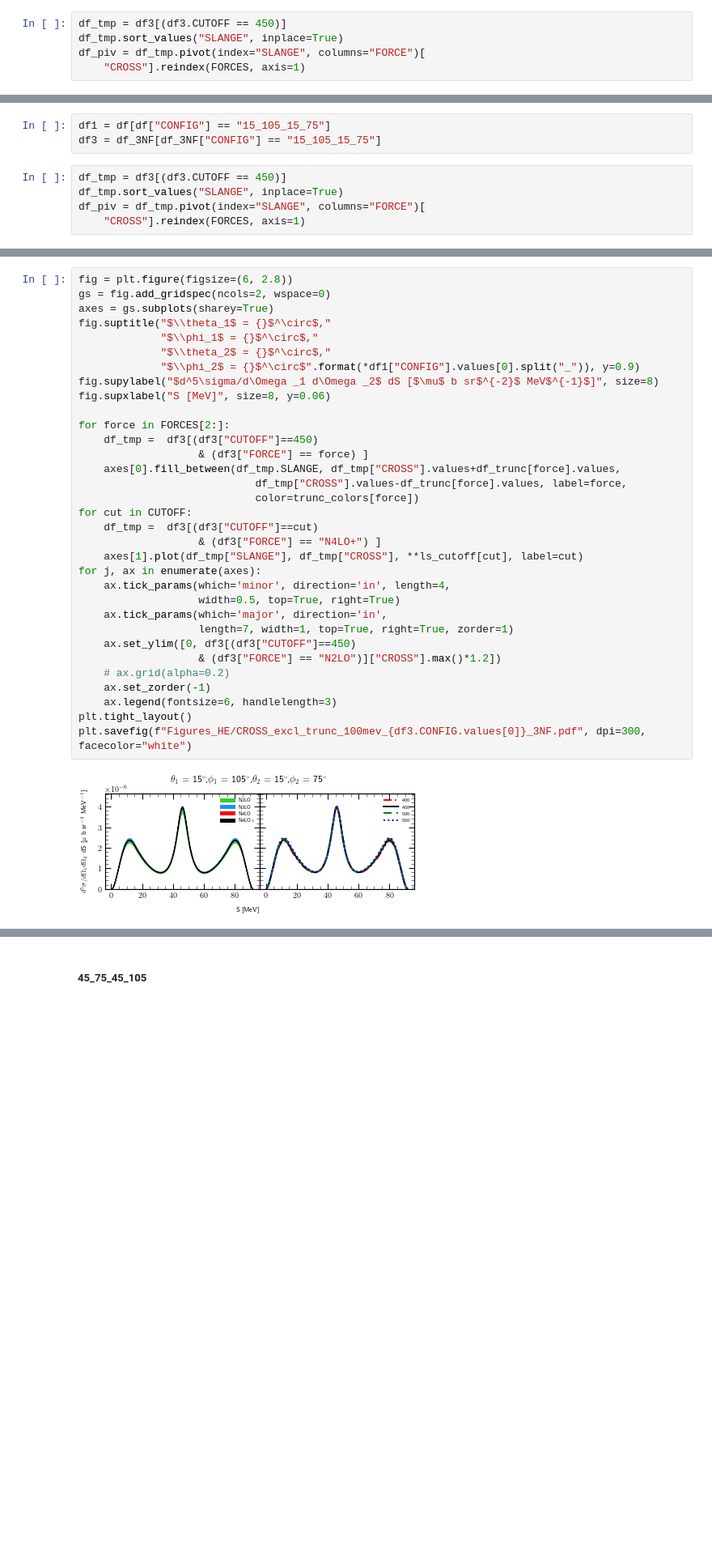
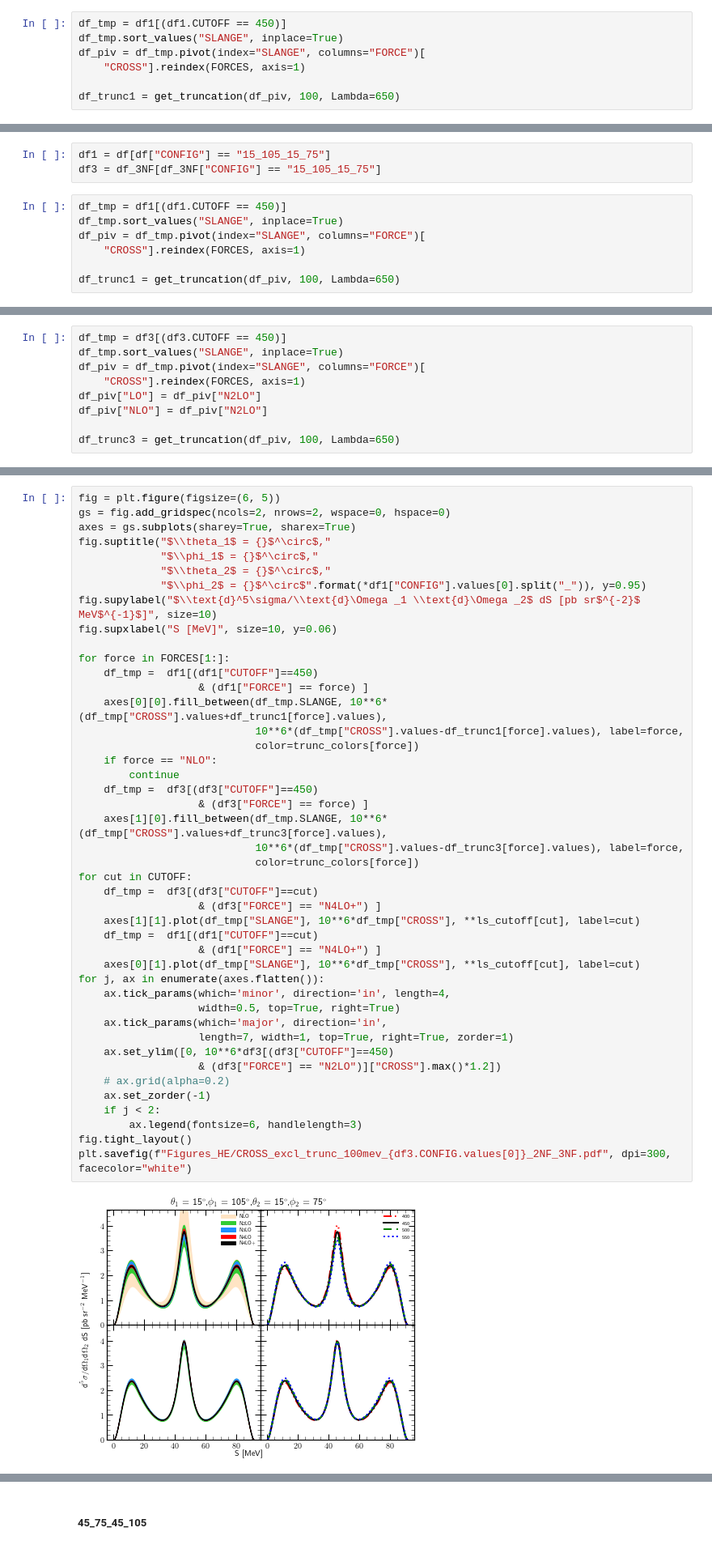
Before and after one commit to VitaliiUr/thesis, a Jupyter notebook: PlotData/figures_He_configuration.ipynb, the cells around one changed output, grey strips where cells are left out. Shown at 81% size. Drawn from its saved outputs; the diff is of its cells as text; blank space fills up the shorter version.

```diff
--- a/PlotData/figures_He_configuration.ipynb
+++ b/PlotData/figures_He_configuration.ipynb
@@ -77,10 +77,12 @@ configs[0]
 df1 = df[df["CONFIG"] == "75_75_75_105"]
 df3 = df_3NF[df_3NF["CONFIG"] == "75_75_75_105"]
 # %%
-df_tmp = df3[(df3.CUTOFF == 450)]
+df_tmp = df1[(df1.CUTOFF == 450)]
 df_tmp.sort_values("SLANGE", inplace=True)
 df_piv = df_tmp.pivot(index="SLANGE", columns="FORCE")[
     "CROSS"].reindex(FORCES, axis=1)
+
+df_trunc1 = get_truncation(df_piv, 100, Lambda=650)
 # %% [output]
 A value is trying to be set on a copy of a slice from a DataFrame
 
@@ -229,10 +199,12 @@ reldif2.loc[35.001]
 df1 = df[df["CONFIG"] == "15_105_15_75"]
 df3 = df_3NF[df_3NF["CONFIG"] == "15_105_15_75"]
 # %%
-df_tmp = df3[(df3.CUTOFF == 450)]
+df_tmp = df1[(df1.CUTOFF == 450)]
 df_tmp.sort_values("SLANGE", inplace=True)
 df_piv = df_tmp.pivot(index="SLANGE", columns="FORCE")[
     "CROSS"].reindex(FORCES, axis=1)
+
+df_trunc1 = get_truncation(df_piv, 100, Lambda=650)
 # %% [output]
 A value is trying to be set on a copy of a slice from a DataFrame
 
@@ -245,0 +213,9 @@ df_trunc = get_truncation(df_piv, 100, Lambda=650)
+# %%
+df_tmp = df3[(df3.CUTOFF == 450)]
+df_tmp.sort_values("SLANGE", inplace=True)
+df_piv = df_tmp.pivot(index="SLANGE", columns="FORCE")[
+    "CROSS"].reindex(FORCES, axis=1)
+df_piv["LO"] = df_piv["N2LO"]
+df_piv["NLO"] = df_piv["N2LO"]
+
+df_trunc3 = get_truncation(df_piv, 100, Lambda=650)
@@ -246,35 +227,46 @@ df_trunc = get_truncation(df_piv, 100, Lambda=650)
 # %%
-fig = plt.figure(figsize=(6, 2.8))
-gs = fig.add_gridspec(ncols=2, wspace=0)
-axes = gs.subplots(sharey=True)
+fig = plt.figure(figsize=(6, 5))
+gs = fig.add_gridspec(ncols=2, nrows=2, wspace=0, hspace=0)
+axes = gs.subplots(sharey=True, sharex=True)
 fig.suptitle("$\\theta_1$ = {}$^\circ$,"
              "$\\phi_1$ = {}$^\circ$,"
              "$\\theta_2$ = {}$^\circ$,"
-             "$\\phi_2$ = {}$^\circ$".format(*df1["CONFIG"].values[0].split("_")), y=0.9)
-fig.supylabel("$d^5\sigma/d\Omega _1 d\Omega _2$ dS [$\mu$ b sr$^{-2}$ MeV$^{-1}$]", size=8)
-fig.supxlabel("S [MeV]", size=8, y=0.06)
+             "$\\phi_2$ = {}$^\circ$".format(*df1["CONFIG"].values[0].split("_")), y=0.95)
+fig.supylabel("$\\text{d}^5\sigma/\\text{d}\Omega _1 \\text{d}\Omega _2$ dS [pb sr$^{-2}$ MeV$^{-1}$]", size=10)
+fig.supxlabel("S [MeV]", size=10, y=0.06)
 
-for force in FORCES[2:]:
+for force in FORCES[1:]:
+    df_tmp =  df1[(df1["CUTOFF"]==450)
+                   & (df1["FORCE"] == force) ]
+    axes[0][0].fill_between(df_tmp.SLANGE, 10**6*(df_tmp["CROSS"].values+df_trunc1[force].values),
+                            10**6*(df_tmp["CROSS"].values-df_trunc1[force].values), label=force,
+                            color=trunc_colors[force])
+    if force == "NLO":
+        continue
     df_tmp =  df3[(df3["CUTOFF"]==450)
                    & (df3["FORCE"] == force) ]
-    axes[0].fill_between(df_tmp.SLANGE, df_tmp["CROSS"].values+df_trunc[force].values,
-                            df_tmp["CROSS"].values-df_trunc[force].values, label=force,
+    axes[1][0].fill_between(df_tmp.SLANGE, 10**6*(df_tmp["CROSS"].values+df_trunc3[force].values),
+                            10**6*(df_tmp["CROSS"].values-df_trunc3[force].values), label=force,
                             color=trunc_colors[force])
 for cut in CUTOFF:
     df_tmp =  df3[(df3["CUTOFF"]==cut)
                    & (df3["FORCE"] == "N4LO+") ]
-    axes[1].plot(df_tmp["SLANGE"], df_tmp["CROSS"], **ls_cutoff[cut], label=cut)
-for j, ax in enumerate(axes):
+    axes[1][1].plot(df_tmp["SLANGE"], 10**6*df_tmp["CROSS"], **ls_cutoff[cut], label=cut)
+    df_tmp =  df1[(df1["CUTOFF"]==cut)
+                   & (df1["FORCE"] == "N4LO+") ]
+    axes[0][1].plot(df_tmp["SLANGE"], 10**6*df_tmp["CROSS"], **ls_cutoff[cut], label=cut)
+for j, ax in enumerate(axes.flatten()):
     ax.tick_params(which='minor', direction='in', length=4,
                    width=0.5, top=True, right=True)
     ax.tick_params(which='major', direction='in',
                    length=7, width=1, top=True, right=True, zorder=1)
-    ax.set_ylim([0, df3[(df3["CUTOFF"]==450)
+    ax.set_ylim([0, 10**6*df3[(df3["CUTOFF"]==450)
                    & (df3["FORCE"] == "N2LO")]["CROSS"].max()*1.2])
     # ax.grid(alpha=0.2)
     ax.set_zorder(-1)
-    ax.legend(fontsize=6, handlelength=3)
-plt.tight_layout()
-plt.savefig(f"Figures_HE/CROSS_excl_trunc_100mev_{df3.CONFIG.values[0]}_3NF.pdf", dpi=300, facecolor="white")
+    if j < 2:
+        ax.legend(fontsize=6, handlelength=3)
+fig.tight_layout()
+plt.savefig(f"Figures_HE/CROSS_excl_trunc_100mev_{df3.CONFIG.values[0]}_2NF_3NF.pdf", dpi=300, facecolor="white")
 # %% [output]
-[figure, old version]
+[figure, new version]
```
Also changed, not shown: parts of 26 cells of this notebook, 13 other files.
